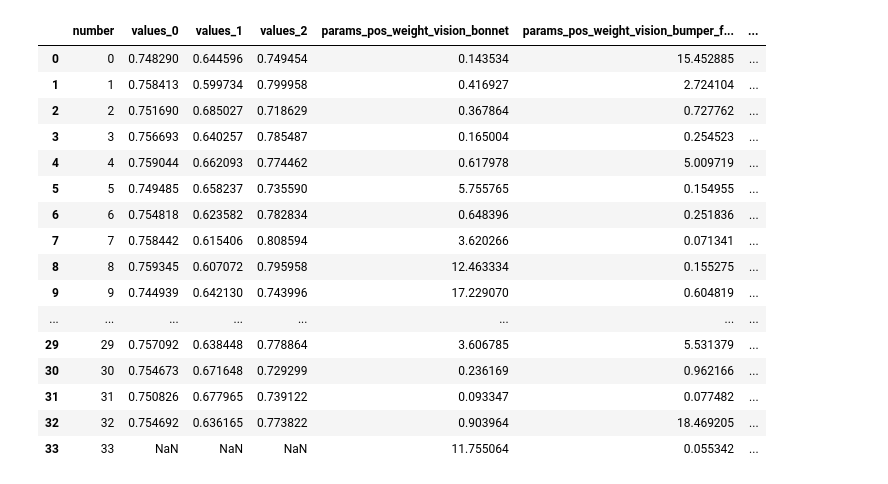
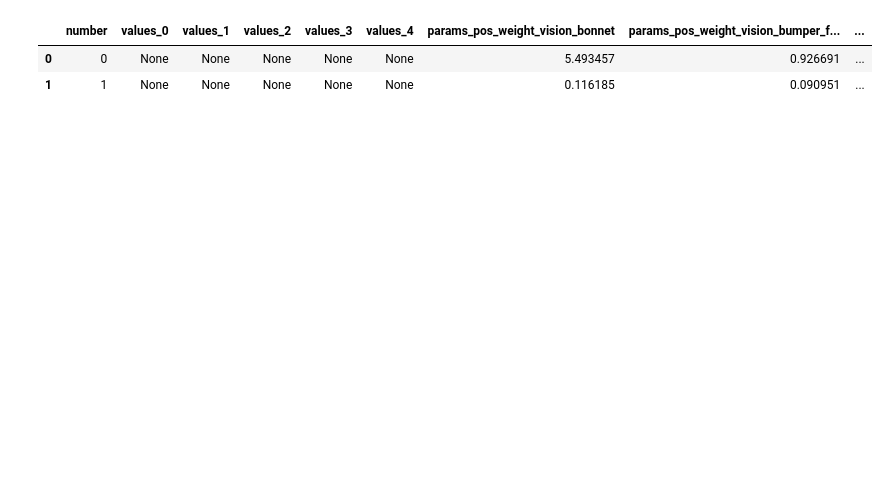
Before and after one commit to MLMonkATGY/DLDataPipeline, a Jupyter notebook: src/analysis/view_optuna.ipynb, the cells around one changed output. Cells and saved outputs as stored; diff of their text form; code cells hidden in the pictures; blank space fills up the shorter version.

```diff
--- a/src/analysis/view_optuna.ipynb
+++ b/src/analysis/view_optuna.ipynb
@@ -10,24 +11,11 @@ from optuna.visualization import plot_slice
 # %%
-study_name = "front_view_img_labels"  # Unique identifier of the study.
-storage_name = "sqlite:////home/alextay96/Desktop/new_workspace/DLDataPipeline/front_view_img_labels.db".format(study_name)
+study_name = "front_view_left_img_labels"  # Unique identifier of the study.
+sqlliteFile = "/home/alextay96/Desktop/new_workspace/DLDataPipeline/data/hyperparams/Saloon_front_view_left_img_labels.db"
+storage_name = f"sqlite:///{sqlliteFile}"
 study = optuna.load_study(study_name=study_name, storage=storage_name)
 df = study.trials_dataframe(attrs=("number", "value", "params", "state"))
 df
 # %% [output]
-|  | number | values_0 | values_1 | values_2 | params_pos_weight_vision_bonnet | params_pos_weight_vision_bumper_f... | ... |
-| 0 | 0 | 0.748290 | 0.644596 | 0.749454 | 0.143534 | 15.452885 | ... |
-| 1 | 1 | 0.758413 | 0.599734 | 0.799958 | 0.416927 | 2.724104 | ... |
-| 2 | 2 | 0.751690 | 0.685027 | 0.718629 | 0.367864 | 0.727762 | ... |
-| 3 | 3 | 0.756693 | 0.640257 | 0.785487 | 0.165004 | 0.254523 | ... |
-| 4 | 4 | 0.759044 | 0.662093 | 0.774462 | 0.617978 | 5.009719 | ... |
-| 5 | 5 | 0.749485 | 0.658237 | 0.735590 | 5.755765 | 0.154955 | ... |
-| 6 | 6 | 0.754818 | 0.623582 | 0.782834 | 0.648396 | 0.251836 | ... |
-| 7 | 7 | 0.758442 | 0.615406 | 0.808594 | 3.620266 | 0.071341 | ... |
-| 8 | 8 | 0.759345 | 0.607072 | 0.795958 | 12.463334 | 0.155275 | ... |
-| 9 | 9 | 0.744939 | 0.642130 | 0.743996 | 17.229070 | 0.604819 | ... |
-| ... | ... | ... | ... | ... | ... | ... | ... |
-| 29 | 29 | 0.757092 | 0.638448 | 0.778864 | 3.606785 | 5.531379 | ... |
-| 30 | 30 | 0.754673 | 0.671648 | 0.729299 | 0.236169 | 0.962166 | ... |
-| 31 | 31 | 0.750826 | 0.677965 | 0.739122 | 0.093347 | 0.077482 | ... |
-| 32 | 32 | 0.754692 | 0.636165 | 0.773822 | 0.903964 | 18.469205 | ... |
-| 33 | 33 | NaN | NaN | NaN | 11.755064 | 0.055342 | ... |
+|  | number | values_0 | values_1 | values_2 | values_3 | values_4 | params_pos_weight_vision_bonnet | params_pos_weight_vision_bumper_f... | ... |
+| 0 | 0 | None | None | None | None | None | 5.493457 | 0.926691 | ... |
+| 1 | 1 | None | None | None | None | None | 0.116185 | 0.090951 | ... |
```
Also changed, not shown: parts of 10 cells of this notebook, 4 other files.
